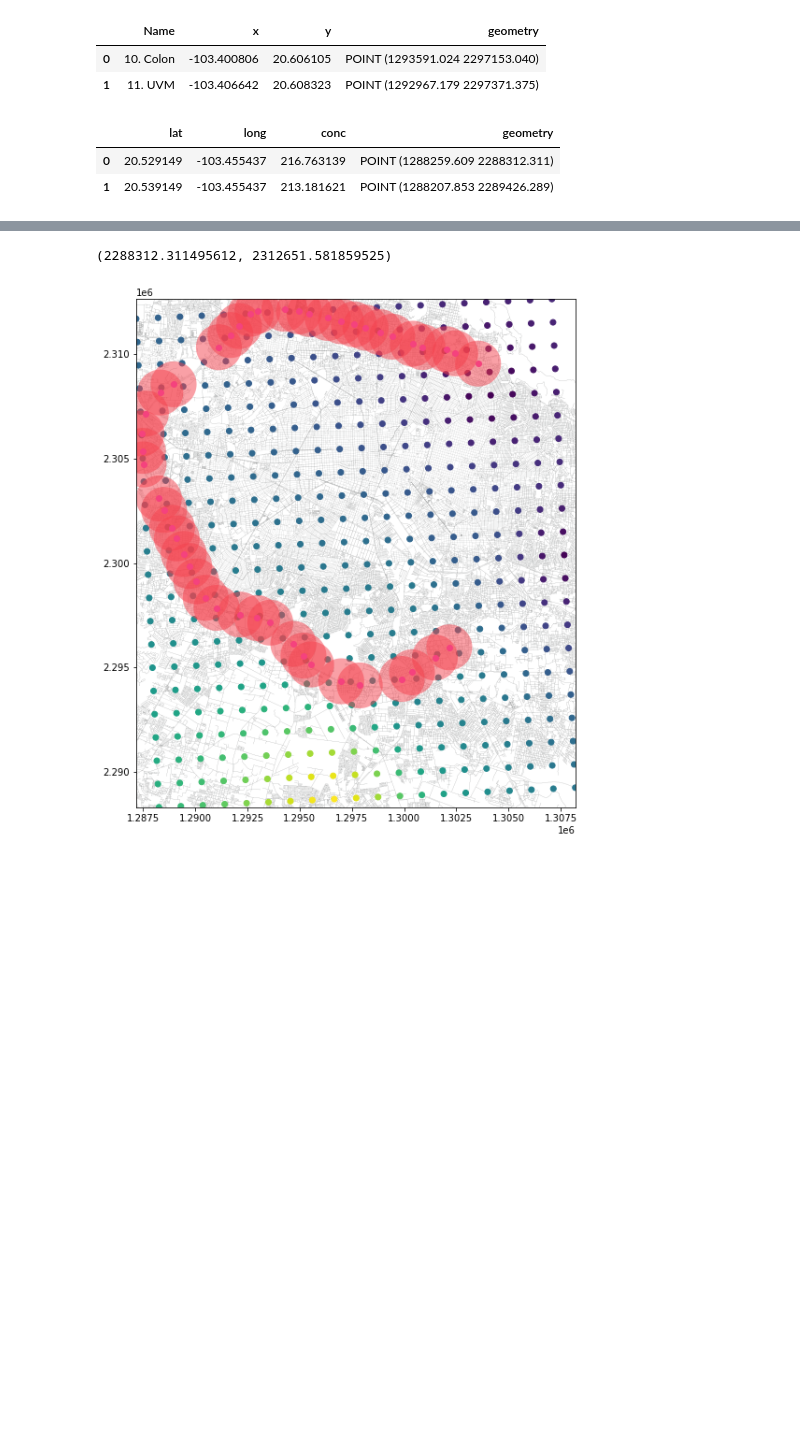
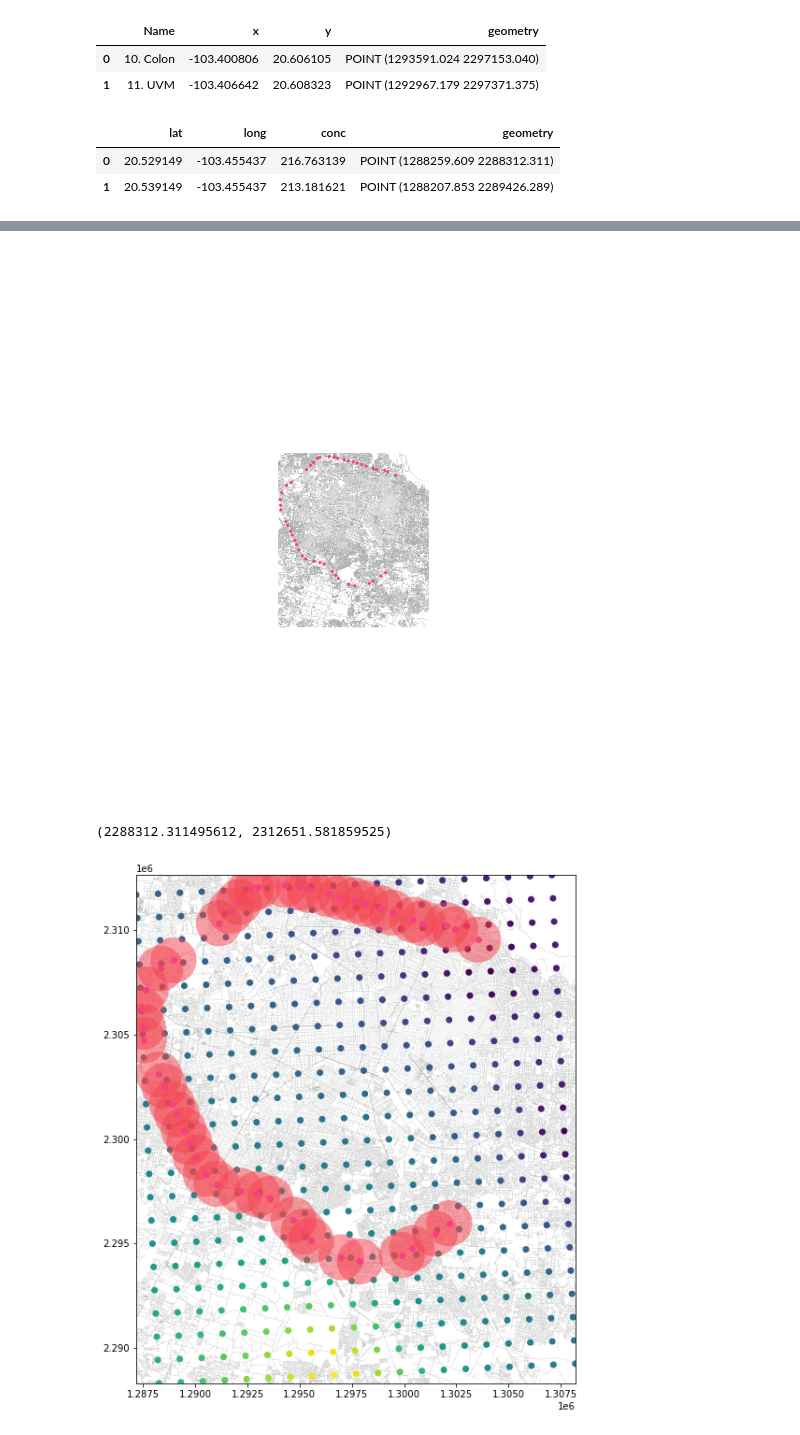
Before and after one commit to lac-analytics/gdlaire, a Jupyter notebook: notebooks/01-Estaciones-catch-area.ipynb, the cells around one changed output, grey strips where cells are left out. Cells and saved outputs as stored; diff of their text form; code cells hidden in the pictures; blank space fills up the shorter version.

Commit message:
estaciones catch area

```diff
--- a/notebooks/01-Estaciones-catch-area.ipynb
+++ b/notebooks/01-Estaciones-catch-area.ipynb
@@ -36,6 +36,22 @@ edges.head(2)
 |  | highway | oneway | length | geometry | name | lanes | bridge | access | junction | maxspeed | ref | ... |
 | 0 | residential | False | 122.459 | LINESTRING (1307191.566 2301460.2... | NaN | NaN | NaN | NaN | NaN | NaN | NaN | ... |
 | 1 | residential | False | 144.322 | LINESTRING (1307191.566 2301460.2... | NaN | NaN | NaN | NaN | NaN | NaN | NaN | ... |
+# %%
+fig, ax = plt.subplots(1,1,figsize=(10,10))
+edges.plot(ax=ax, color='#929494', zorder=0, linewidth=0.5)
+
+gdf_est.plot(ax=ax, zorder=3, color='#f5427e',markersize=500, marker='.')
+#gdf_est.buffer(1100).plot(ax=ax, zorder=2, color='#f5424e', alpha=0.5)
+
+minx, miny, maxx, maxy = gdf_air.geometry.total_bounds
+
+ax.set_xlim(minx,maxx)
+ax.set_ylim(miny,maxy)
+ax.axis('off')
+fig.tight_layout()
+plt.savefig(f'../output/figures/GDL-estacionesmacro.png',dpi=300,transparent=True, bbox_inches = 'tight')
+# %% [output]
+[figure, added]
 # %%
 fig, ax = plt.subplots(1,1,figsize=(10,10))
 edges.plot(ax=ax, color='#929494', zorder=0, linewidth=0.1)
```
Also changed, not shown: 3 other files.
